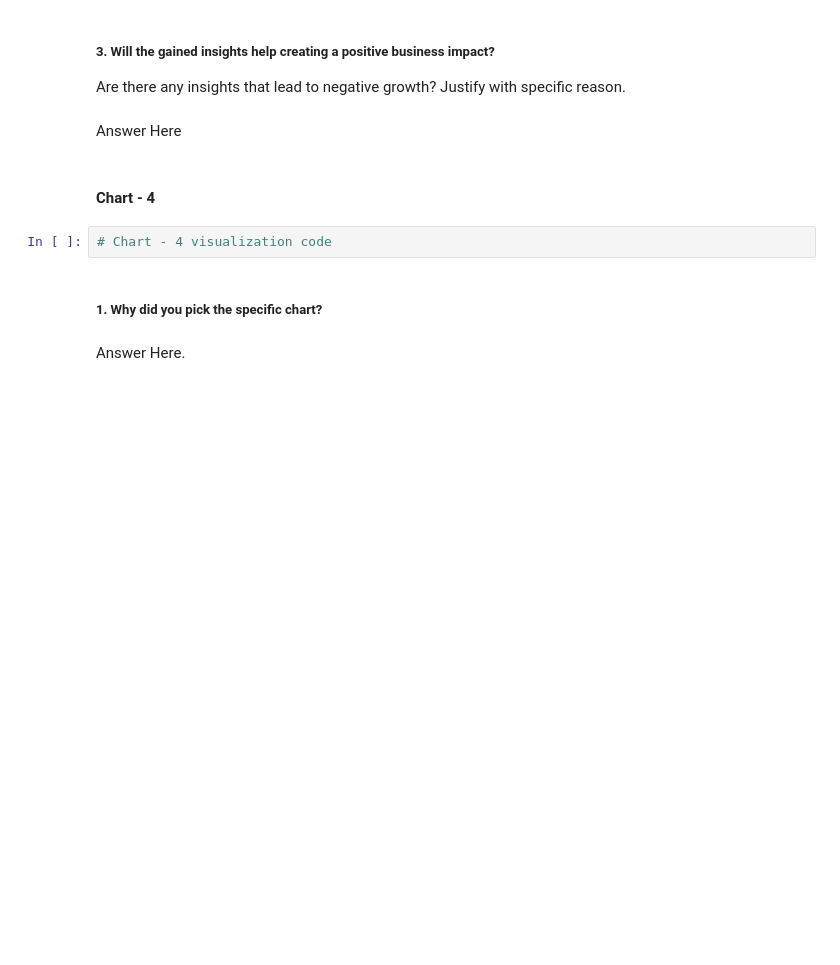
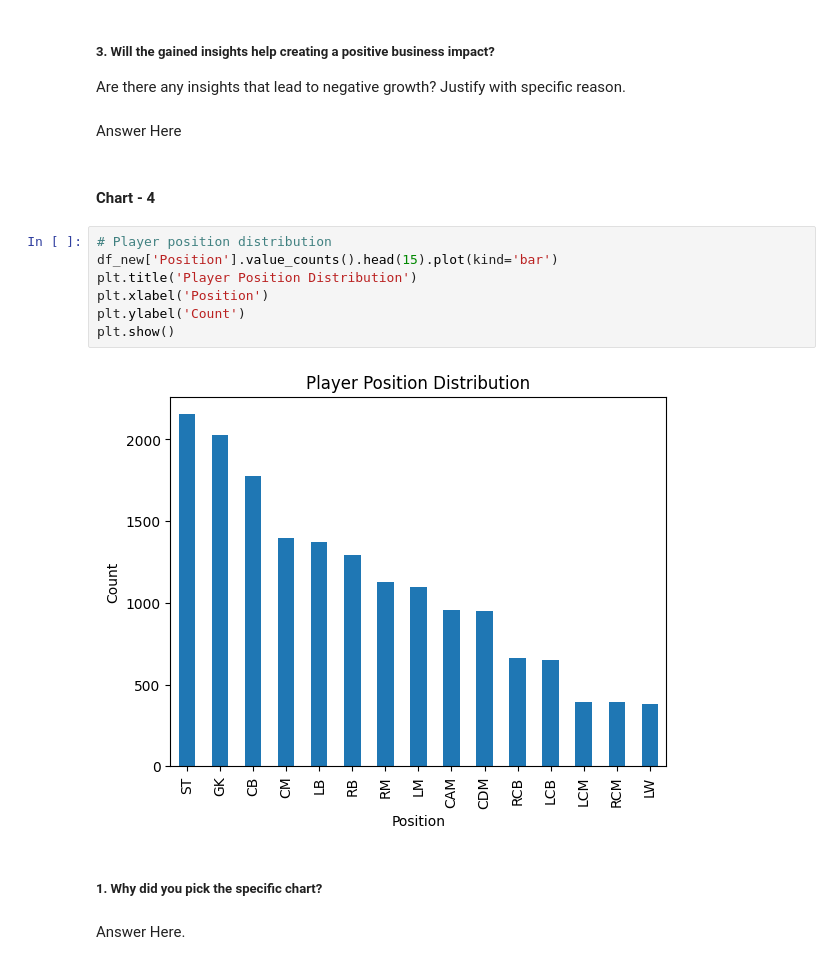
Before and after one commit to parthsharma5575/Ai-Ml-GenAi, a Jupyter notebook: Parth_Sharma_EDA_.ipynb, the cells around one changed output. Saved outputs shown, nothing was run; the diff lists cells and outputs as text; blank space fills up the shorter version.

```diff
--- a/Parth_Sharma_EDA_.ipynb
+++ b/Parth_Sharma_EDA_.ipynb
@@ -435,8 +471,15 @@ Are there any insights that lead to negative growth? Justify with specific reaso
 Answer Here
 # %% [markdown]
 #### Chart - 4
-# %%
-# Chart - 4 visualization code
+# %%
+# Player position distribution
+df_new['Position'].value_counts().head(15).plot(kind='bar')
+plt.title('Player Position Distribution')
+plt.xlabel('Position')
+plt.ylabel('Count')
+plt.show()
+# %% [output]
+[figure, added]
 # %% [markdown]
 ##### 1. Why did you pick the specific chart?
 # %% [markdown]
```
Also changed, not shown: parts of 33 cells of this notebook.
